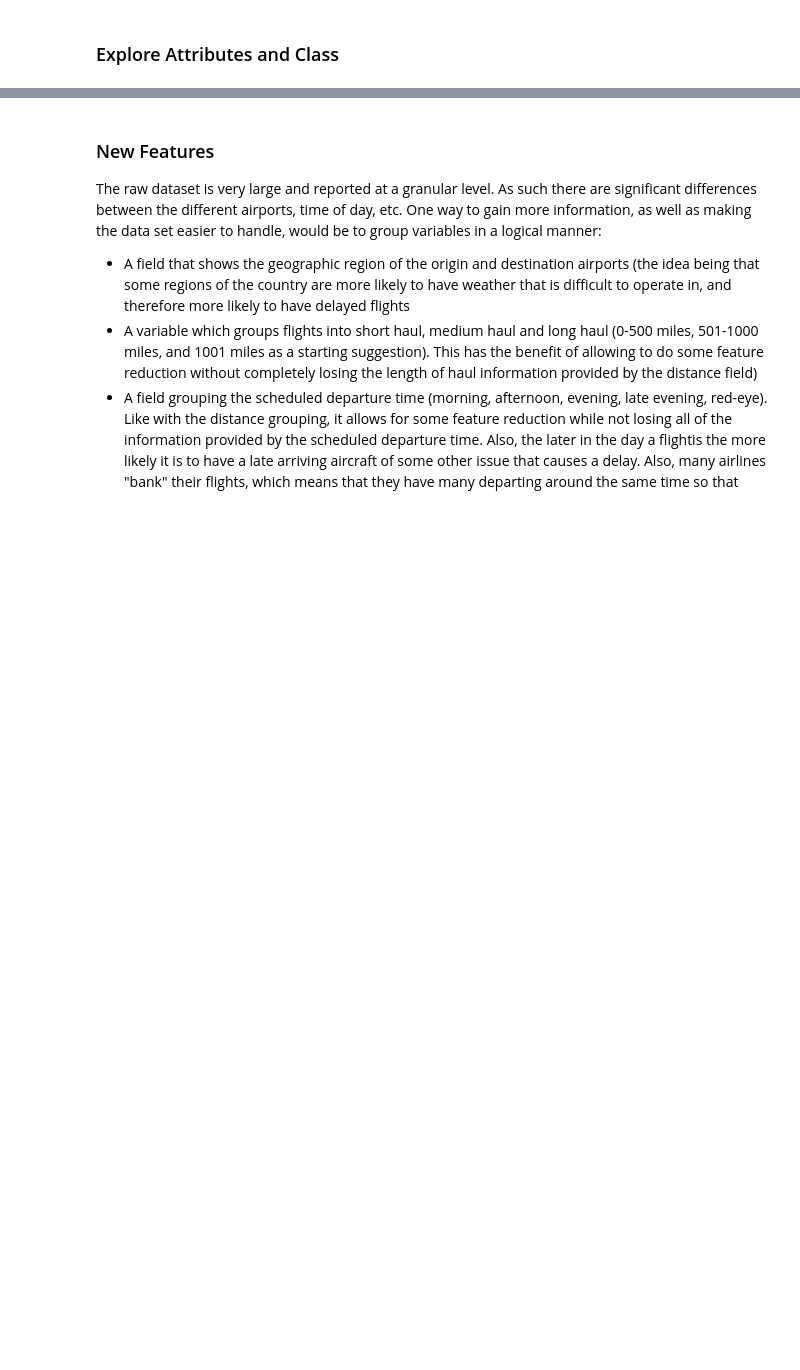
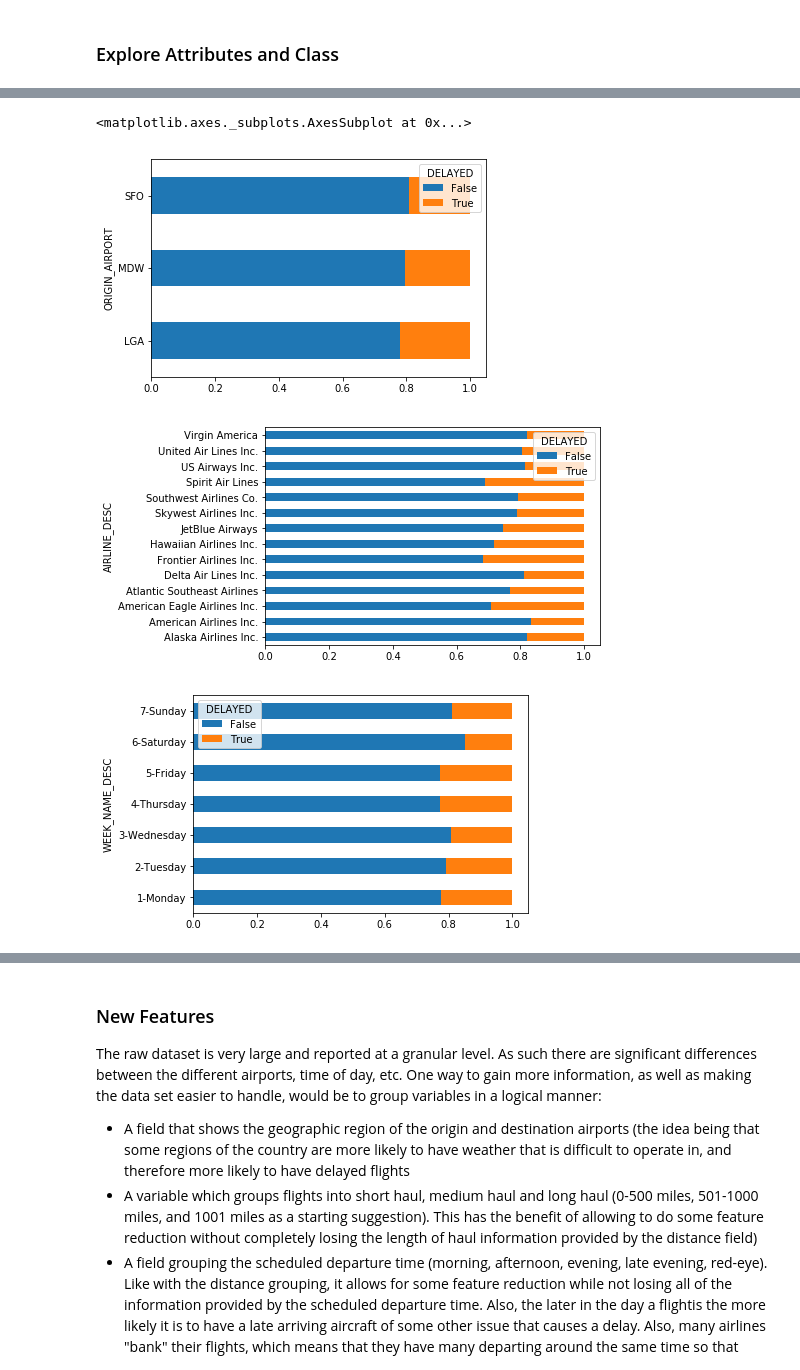
Before and after one commit to JackNelson/MSDS7331_Project1, a Jupyter notebook: Project1.ipynb, the cells around one changed output, grey strips where cells are left out. Saved outputs shown, nothing was run; the diff lists cells and outputs as text; code cells hidden in the pictures; blank space fills up the shorter version.

```diff
--- a/Project1.ipynb
+++ b/Project1.ipynb
@@ -427,0 +509,22 @@ plt.show()
+# %%
+#code to create stacked bar charts adapted from Dr. Larson's master Jupyter notebooks for MSDS 7349
+#visualize airport, airline, day of week
+#exploration of destination airport, total flight distance, and calendar season could also be important
+#attributes, although difficult to vizualize
+#Potential new features are later explored to determine if our analysis would be further enhanced
+
+delays_origin = pd.crosstab([ df2['ORIGIN_AIRPORT']],df2.DELAYED.astype(bool))
+delays_airline = pd.crosstab([ df2['AIRLINE_DESC'] ],df2.DELAYED.astype(bool))
+delays_dayofweek = pd.crosstab([ df2['WEEK_NAME_DESC'] ],df2.DELAYED.astype(bool))
+
+origin_rate = delays_origin.div(delays_origin.sum(1).astype(float),axis=0) # normalize the value
+origin_rate.plot(kind='barh',stacked=True)
+airline_rate = delays_airline.div(delays_airline.sum(1).astype(float),axis=0) # normalize the value
+airline_rate.plot(kind='barh',stacked=True)
+dayofweek_rate = delays_dayofweek.div(delays_dayofweek.sum(1).astype(float),axis=0) # normalize the value
+dayofweek_rate.plot(kind='barh',stacked=True)
+# %% [output]
+<matplotlib.axes._subplots.AxesSubplot at 0x...>
+[figure, added]
+[figure, added]
+[figure, added]
```
Also changed, not shown: parts of 13 cells of this notebook.
